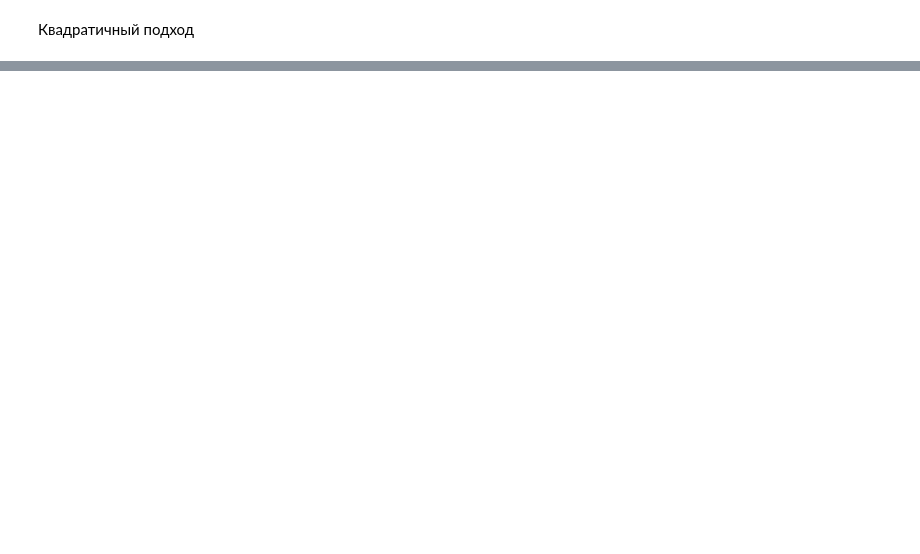
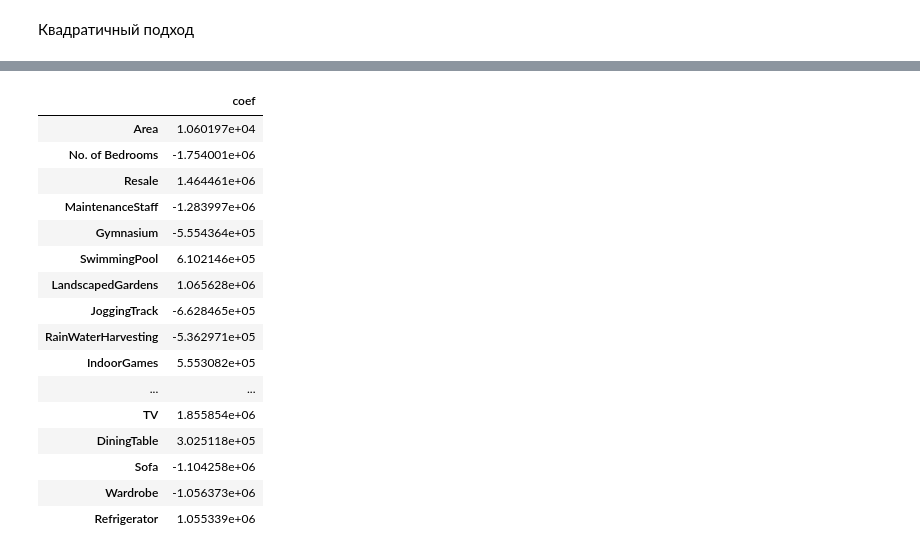
Before and after one commit to VenyaKisel/Machine-Learning, a Jupyter notebook: LinearRegression.ipynb, the cells around one changed output, grey strips where cells are left out. Cells and saved outputs as stored; diff of their text form; code cells hidden in the pictures; blank space fills up the shorter version.

```diff
--- a/LinearRegression.ipynb
+++ b/LinearRegression.ipynb
@@ -100,0 +180,20 @@ dfTest
+# %%
+pd.DataFrame(data = model.coef_, index = X_train.columns, columns = ['coef'])
+# %% [output]
+|  | coef |
+| Area | 1.060197e+04 |
+| No. of Bedrooms | -1.754001e+06 |
+| Resale | 1.464461e+06 |
+| MaintenanceStaff | -1.283997e+06 |
+| Gymnasium | -5.554364e+05 |
+| SwimmingPool | 6.102146e+05 |
+| LandscapedGardens | 1.065628e+06 |
+| JoggingTrack | -6.628465e+05 |
+| RainWaterHarvesting | -5.362971e+05 |
+| IndoorGames | 5.553082e+05 |
+| ... | ... |
+| TV | 1.855854e+06 |
+| DiningTable | 3.025118e+05 |
+| Sofa | -1.104258e+06 |
+| Wardrobe | -1.056373e+06 |
+| Refrigerator | 1.055339e+06 |
```
Also changed, not shown: parts of 8 cells of this notebook.
